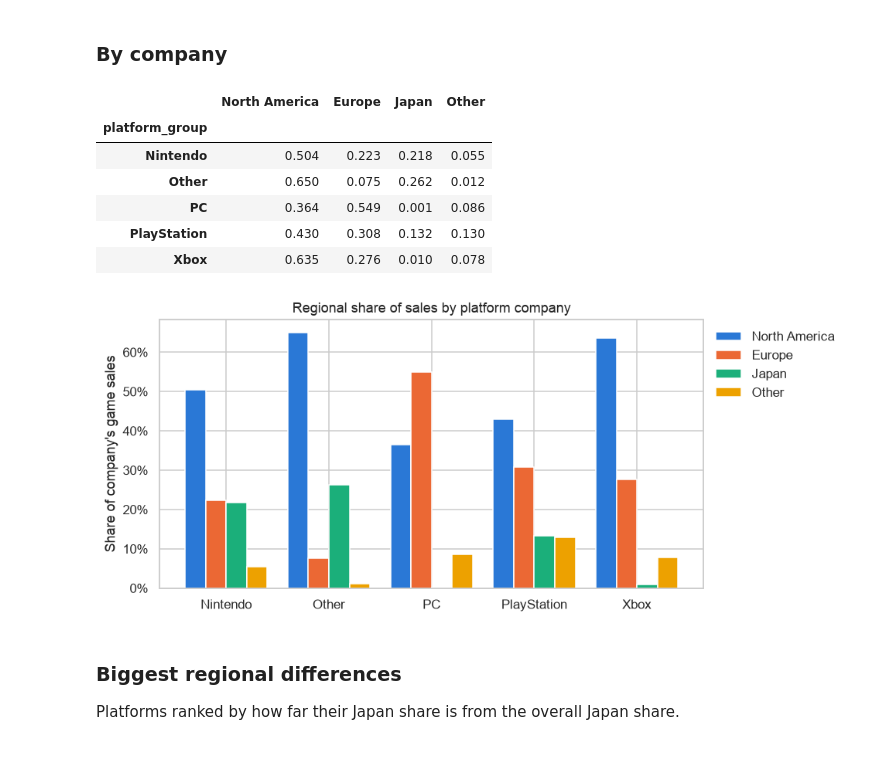
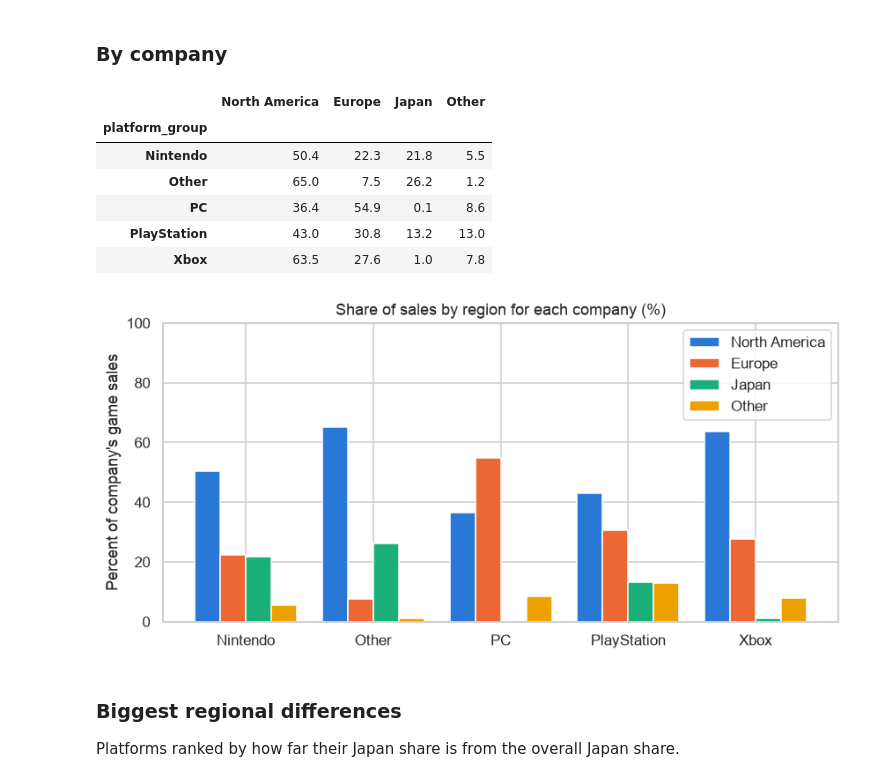
Before and after one commit to BCStoner/CSC330-Video-Game-Analysis-, a Jupyter notebook: notebooks/analysis.ipynb, the cells around one changed output. Saved outputs shown, nothing was run; the diff lists cells and outputs as text; code cells hidden in the pictures; blank space fills up the shorter version.

```diff
--- a/notebooks/analysis.ipynb
+++ b/notebooks/analysis.ipynb
@@ -13,16 +13,15 @@ Only rows that have sales numbers are used here (the VGChartz rows). Metacritic-
 ## Setup
 # %%
 import pandas as pd
-import matplotlib.pyplot as plt
 import seaborn as sns
+import re
 
 CLEAN = "../data/clean/"
 
 BLUE = "#2a78d6"
 REGION_COLORS = {"North America": "#2a78d6", "Europe": "#eb6834", "Japan": "#1baf7a", "Other": "#eda100"}
 
-sns.set_theme(style="whitegrid")
-plt.rcParams["figure.dpi"] = 110
+sns.set_theme(style="whitegrid", rc={"figure.figsize": (9, 6), "figure.dpi": 110, "legend.loc": "upper right"})
 # %%
 df = pd.read_csv(CLEAN + "games_final.csv", low_memory=False)
 sales = df[df["global_sales"].notna()].copy()
@@ -461,27 +446,24 @@ plt.tight_layout()
 ### By company
 # %%
 group_region = sales.groupby("platform_group")[REGION_COLS].sum().rename(columns=REGIONS)
-group_share = group_region.div(group_region.sum(axis=1), axis=0)
-display(group_share.round(3))
+group_pct = group_region.div(group_region.sum(axis=1), axis=0) * 100
+display(group_pct.round(1))
+title = "Share of sales by region for each company (%)"
 
-ax = group_share.plot.bar(color=REGION_COLORS, width=0.8, edgecolor="white", figsize=(9, 4))
-ax.yaxis.set_major_formatter(plt.FuncFormatter(lambda y, _: f"{y:.0%}"))
-ax.set_title("Regional share of sales by platform company")
-ax.set_xlabel("")
-ax.set_ylabel("Share of company's game sales")
-ax.tick_params(axis="x", rotation=0)
-ax.legend(title="", frameon=False, loc="upper left", bbox_to_anchor=(1, 1))
-
-plt.tight_layout()
+group_pct.plot.bar(
+    color=REGION_COLORS, width=0.8, rot=0, figsize=(9, 4), ylim=(0, 100),
+    title=title,
+    xlabel="", ylabel="Percent of company's game sales",
+).figure.savefig(f'../figures/{title_to_file_name(title)}.png', dpi=200, bbox_inches="tight")
 # %% [output]
 |  | North America | Europe | Japan | Other |
 | platform_group |  |  |  |  |
-| Nintendo | 0.504 | 0.223 | 0.218 | 0.055 |
-| Other | 0.650 | 0.075 | 0.262 | 0.012 |
-| PC | 0.364 | 0.549 | 0.001 | 0.086 |
-| PlayStation | 0.430 | 0.308 | 0.132 | 0.130 |
-| Xbox | 0.635 | 0.276 | 0.010 | 0.078 |
+| Nintendo | 50.4 | 22.3 | 21.8 | 5.5 |
+| Other | 65.0 | 7.5 | 26.2 | 1.2 |
+| PC | 36.4 | 54.9 | 0.1 | 8.6 |
+| PlayStation | 43.0 | 30.8 | 13.2 | 13.0 |
+| Xbox | 63.5 | 27.6 | 1.0 | 7.8 |
-[figure, old version]
+[figure, new version]
 # %% [markdown]
 ### Biggest regional differences
 Platforms ranked by how far their Japan share is from the overall Japan share.
```
Also changed, not shown: parts of 12 cells of this notebook, 12 other files.
